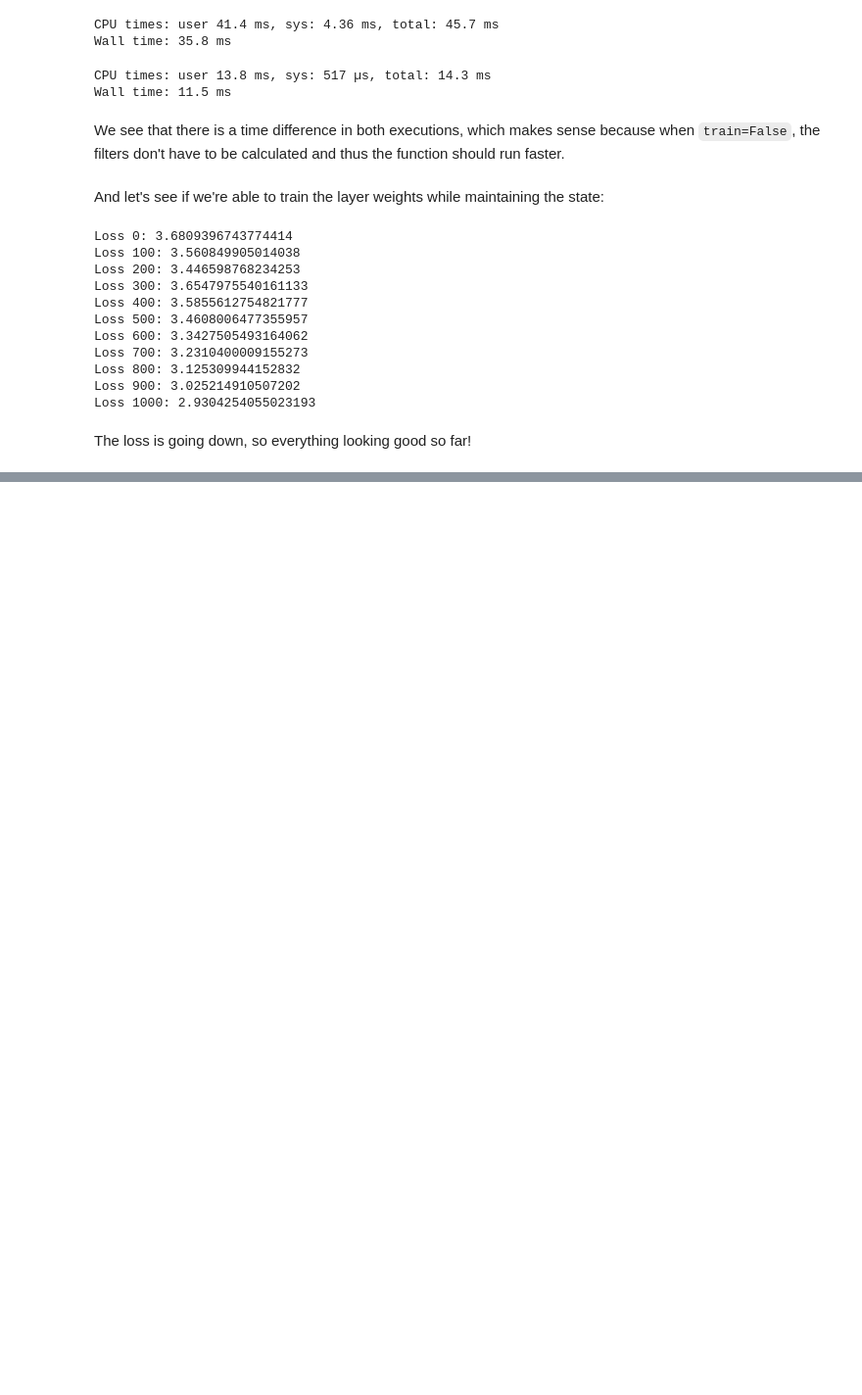
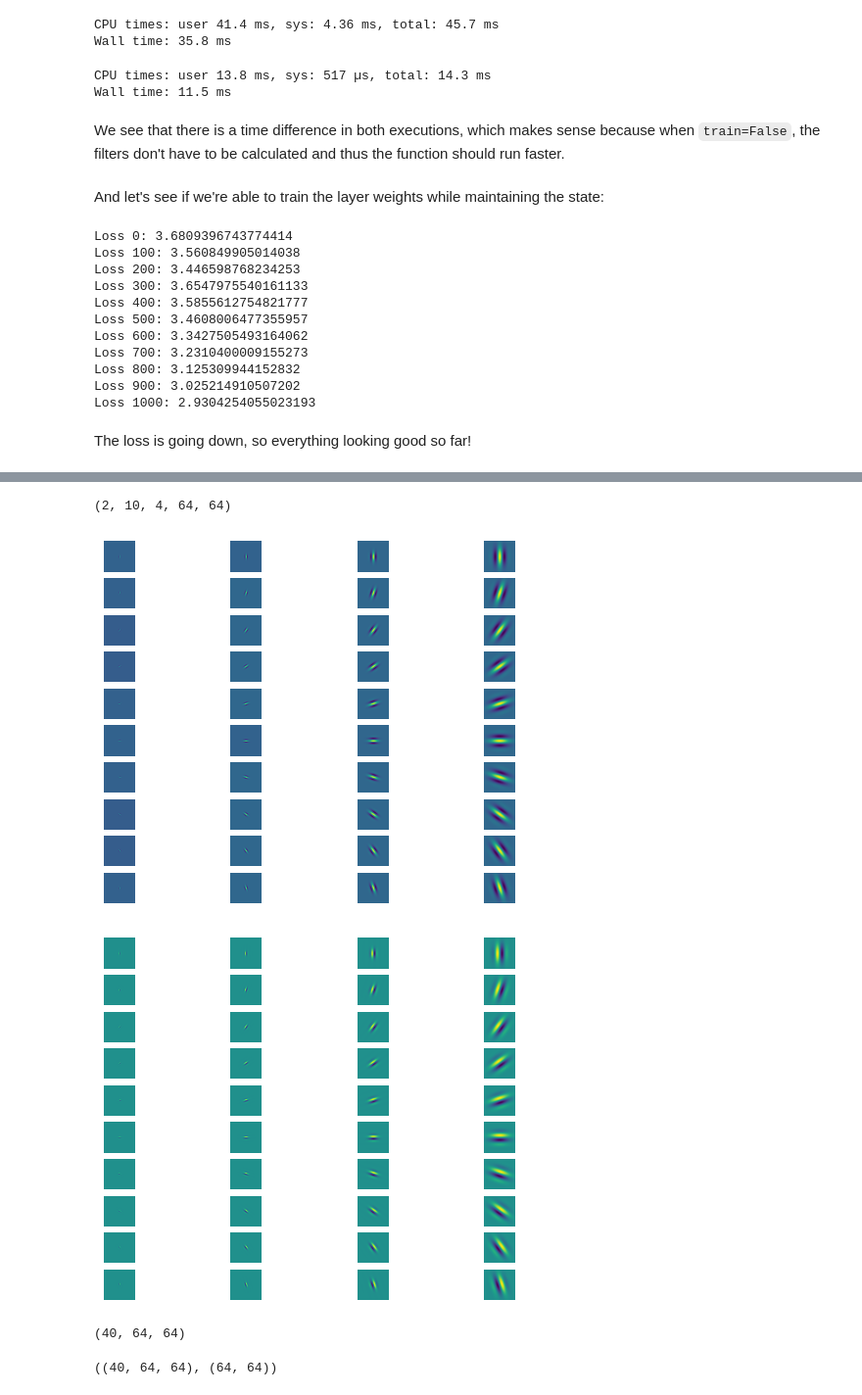
Before and after one commit to Jorgvt/fxlayers, a Jupyter notebook: Notebooks/00_layers.ipynb, the cells around one changed output, grey strips where cells are left out. Shown at 98% size. Saved outputs shown, nothing was run; the diff lists cells and outputs as text; code cells hidden in the pictures; blank space fills up the shorter version.

```diff
--- a/Notebooks/00_layers.ipynb
+++ b/Notebooks/00_layers.ipynb
@@ -858,0 +969,7 @@ The loss is going down, so everything looking good so far!
+# %%
+key1, key2 = random.split(random.PRNGKey(0), 2)
+x = random.normal(key1, shape=(28,28,3))
+model = GaborLayer_(n_scales=4, n_orientations=10, kernel_size=64, fs=64, normalize_prob=True, normalize_energy=False)
+variables = model.init(key2, x)
+state, params = variables.pop("params")
+print("Parameter shapes: ", jax.tree_util.tree_map(lambda x: x.shape, params))
@@ -858,0 +996,40 @@ The loss is going down, so everything looking good so far!
+# %%
+x, y = model.generate_dominion()
+kernel = jax.vmap(GaborLayer_.gabor, in_axes=(None,None,None,None,0,0,0,None,None,None,None,None,None), out_axes=0)
+# kernel = jax.vmap(kernel, in_axes=(None,None,None,None,None,None,0,None,None,None,None,None,None), out_axes=0)
+kernel = jax.vmap(kernel, in_axes=(None,None,None,None,None,None,None,0,0,None,None,None,None), out_axes=0)
+kernel = jax.vmap(kernel, in_axes=(None,None,None,None,None,None,None,None,None,0,None,None,None), out_axes=0)(x, y, model.xmean, model.ymean, params["sigmax"], params["sigmay"], params["freq"], params["theta"], params["sigma_theta"], model.phase, 1, model.normalize_prob, model.normalize_energy)
+# kernel = rearrange(kernel, "phases rots fs_sigmas kx ky -> kx ky (phases rots fs_sigmas)")
+# kernel = repeat(kernel, "kx ky c_out -> kx ky c_in c_out", c_in=3, c_out=kernel.shape[-1])
+kernel.shape
+# %% [output]
+(2, 10, 4, 64, 64)
+# %%
+fig, axes = plt.subplots(kernel.shape[1],kernel.shape[2])
+for i, axs in enumerate(axes):
+    for j, ax in enumerate(axs):
+        ax.imshow(kernel[0,i,j])
+        ax.axis("off")
+plt.show()
+
+fig, axes = plt.subplots(kernel.shape[1],kernel.shape[2])
+for i, axs in enumerate(axes):
+    for j, ax in enumerate(axs):
+        ax.imshow(kernel[1,i,j])
+        ax.axis("off")
+plt.show()
+# %% [output]
+[figure, added]
+[figure, added]
+# %%
+kernel_f = rearrange(kernel[1:2], "phases rots fs_sigmas kx ky -> (phases rots fs_sigmas) kx ky")
+kernel_f.shape
+# %% [output]
+(40, 64, 64)
+# %%
+kernel_f_fft = jnp.fft.fftn(kernel_f)
+kernel_f_fft = jnp.fft.fftshift(kernel_f_fft)
+kernel_f_fft_abs_sum = jnp.abs(kernel_f_fft).sum(axis=0)
+kernel_f_fft.shape, kernel_f_fft_abs_sum.shape
+# %% [output]
+((40, 64, 64), (64, 64))
```
Also changed, not shown: parts of 13 cells of this notebook, 4 other files.
